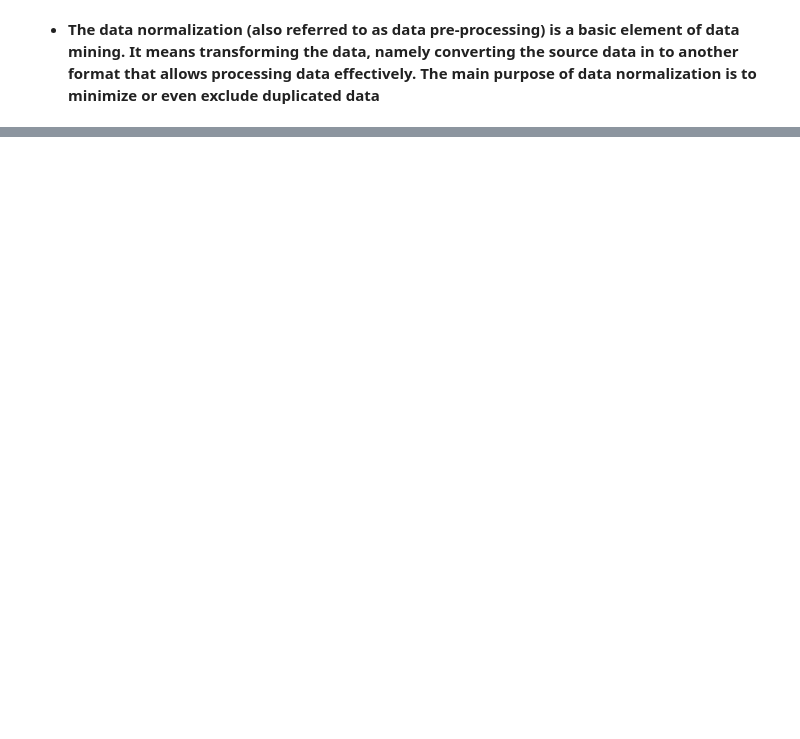
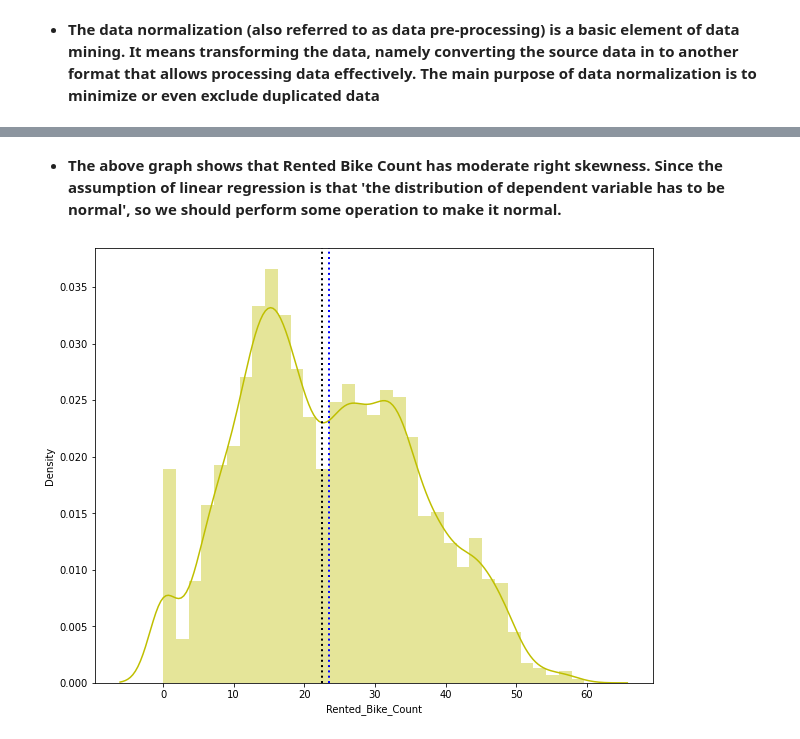
Before and after one commit to sksamima5/Bike-Sharing-Demand-Prediction-, a Jupyter notebook: Bike_Sharing_Demand_Prediction_Capstone_Project.ipynb, the cells around one changed output, grey strips where cells are left out. Drawn from its saved outputs; the diff is of its cells as text; code cells hidden in the pictures; blank space fills up the shorter version.

```diff
--- a/Bike_Sharing_Demand_Prediction_Capstone_Project.ipynb
+++ b/Bike_Sharing_Demand_Prediction_Capstone_Project.ipynb
@@ -683,0 +695,14 @@ for col in numeric_col:
+# %% [markdown]
+* **The above graph shows that Rented Bike Count has moderate right skewness. Since the assumption of linear regression is that 'the distribution of dependent variable has to be normal', so we should perform some operation to make it normal.**
+# %%
+#Let's normalise the right skeweness of Dependent variable
+plt.figure(figsize=(10,8))
+plt.xlabel('Rented_Bike_Count')
+plt.ylabel('Density')
+ax=sns.distplot(np.sqrt(bike_df['Rented_Bike_Count']), color='y')
+ax.axvline(np.sqrt(bike_df['Rented_Bike_Count']).mean(), color='blue', linestyle='dotted', linewidth=2)
+ax.axvline(np.sqrt(bike_df['Rented_Bike_Count']).median(),color='black', linestyle='dotted', linewidth=2)
+
+plt.show()
+# %% [output]
+[figure, added]
```
Also changed, not shown: parts of 20 cells of this notebook.
